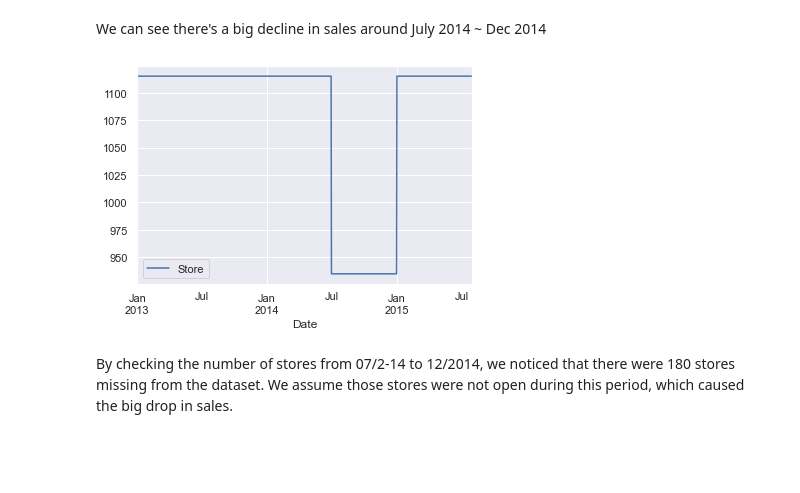
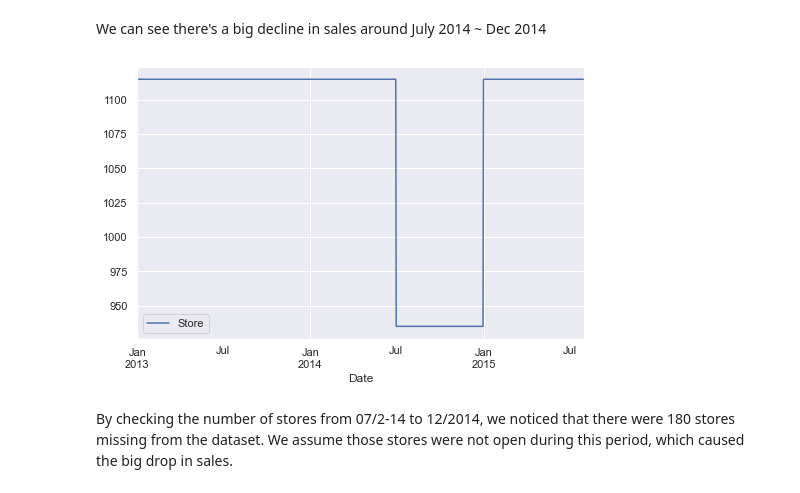
Before and after one commit to yoyo6022/covid-19, a Jupyter notebook: Notebook/Modeling.ipynb, the cells around one changed output. Cells and saved outputs as stored; diff of their text form; code cells hidden in the pictures; blank space fills up the shorter version.

```diff
--- a/Notebook/Modeling.ipynb
+++ b/Notebook/Modeling.ipynb
@@ -142,10 +142,11 @@ plt.show()
 # %% [markdown]
 We can see there's a big decline in sales around July 2014 ~ Dec 2014
 # %%
+plt.rcParams['figure.figsize'] = (8, 5)
 pd.pivot_table(df[['Date', 'Store']], index='Date', aggfunc='count').plot()
 plt.show()
 # %% [output]
-[figure, old version]
+[figure, new version]
 # %% [markdown]
 By checking the number of stores from 07/2-14 to 12/2014, we noticed that there were 180 stores missing from the dataset. We assume those stores were not open during this period, which caused the big drop in sales.
 # %%
```
